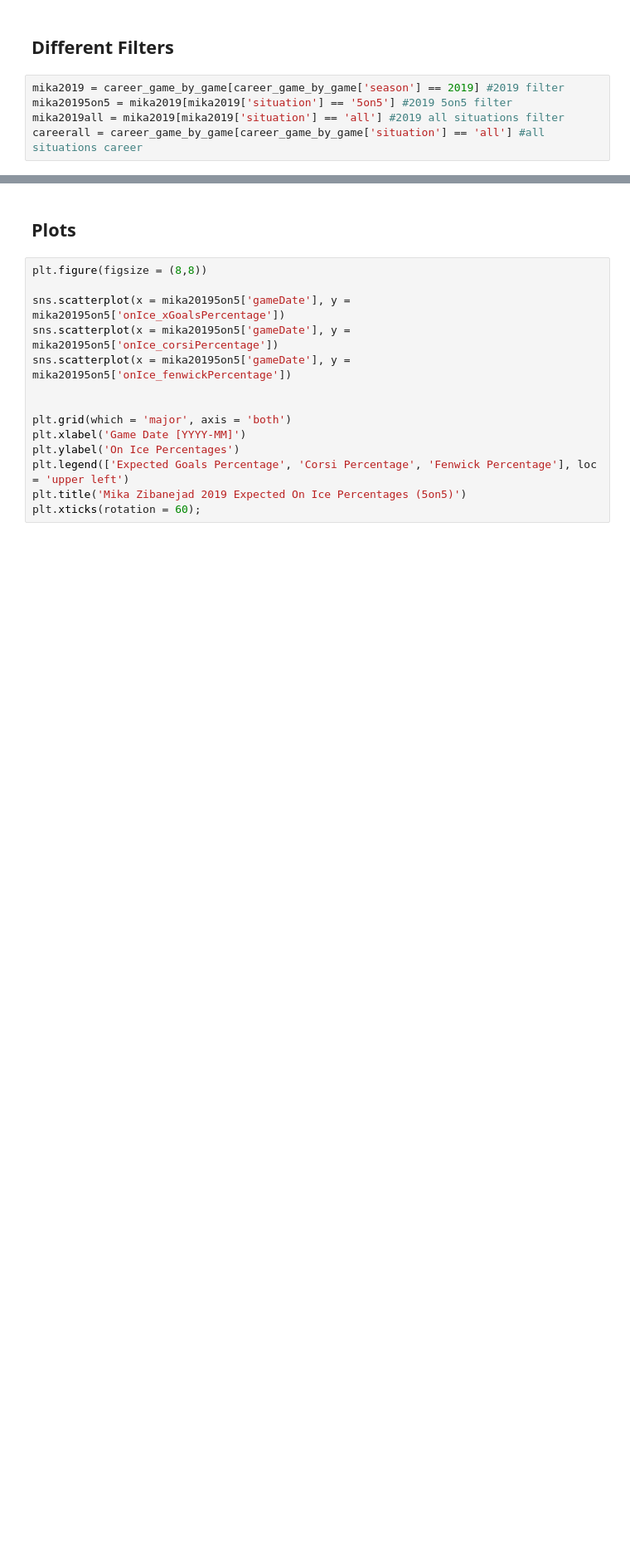
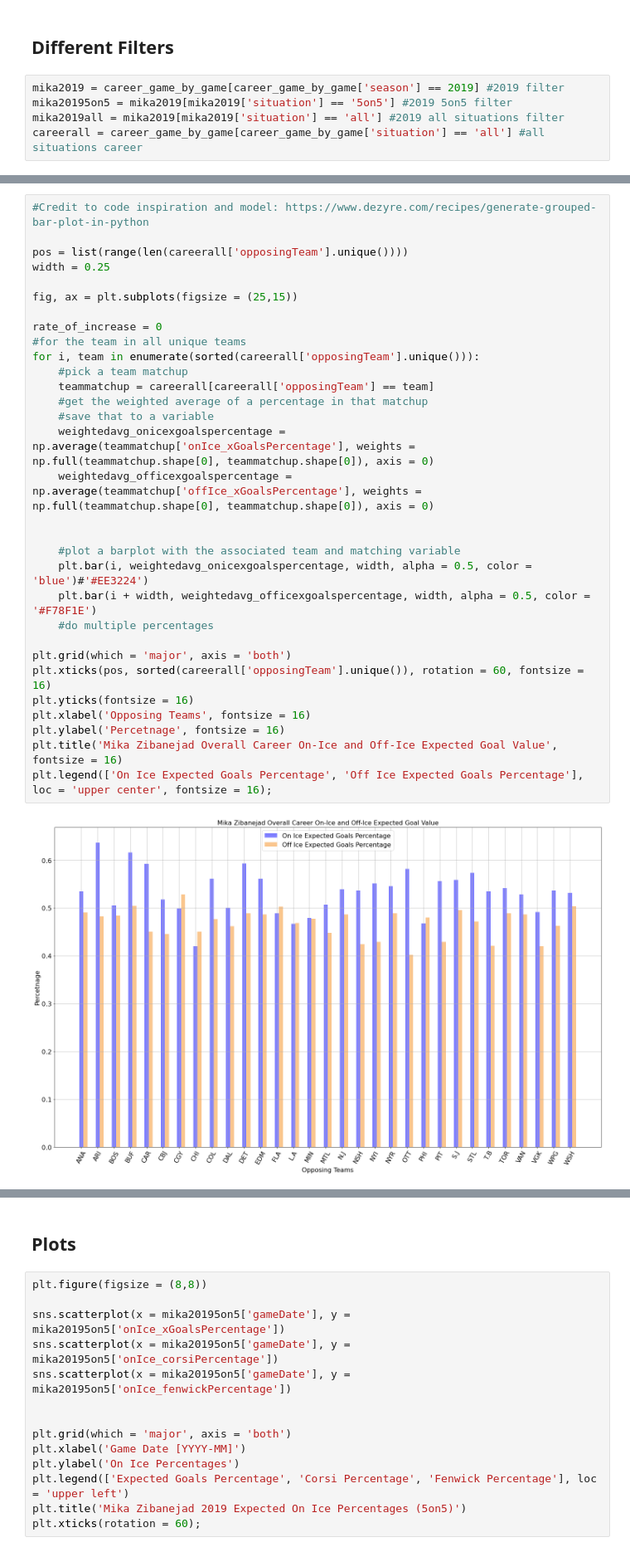
Before and after one commit to chriskuz/rangers_analysis, a Jupyter notebook: code/player_statistics/mika_zibanejad.ipynb, the cells around one changed output, grey strips where cells are left out. Shown at 83% size. Saved outputs shown, nothing was run; the diff lists cells and outputs as text; blank space fills up the shorter version.

```diff
--- a/code/player_statistics/mika_zibanejad.ipynb
+++ b/code/player_statistics/mika_zibanejad.ipynb
@@ -89 +163,34 @@ np.average(careerall[careerall['opposingTeam'] == 'WSH']['onIce_xGoalsPercentage
+# %%
+#Credit to code inspiration and model: https://www.dezyre.com/recipes/generate-grouped-bar-plot-in-python
+
+pos = list(range(len(careerall['opposingTeam'].unique())))
+width = 0.25
+
+fig, ax = plt.subplots(figsize = (25,15))
+
+rate_of_increase = 0
+#for the team in all unique teams
+for i, team in enumerate(sorted(careerall['opposingTeam'].unique())):
+    #pick a team matchup
+    teammatchup = careerall[careerall['opposingTeam'] == team]
+    #get the weighted average of a percentage in that matchup
+    #save that to a variable
+    weightedavg_onicexgoalspercentage = np.average(teammatchup['onIce_xGoalsPercentage'], weights = np.full(teammatchup.shape[0], teammatchup.shape[0]), axis = 0)
+    weightedavg_officexgoalspercentage = np.average(teammatchup['offIce_xGoalsPercentage'], weights = np.full(teammatchup.shape[0], teammatchup.shape[0]), axis = 0)
+
+
+    #plot a barplot with the associated team and matching variable
+    plt.bar(i, weightedavg_onicexgoalspercentage, width, alpha = 0.5, color = 'blue')#'#EE3224')
+    plt.bar(i + width, weightedavg_officexgoalspercentage, width, alpha = 0.5, color = '#F78F1E')
+    #do multiple percentages
+
+plt.grid(which = 'major', axis = 'both')
+plt.xticks(pos, sorted(careerall['opposingTeam'].unique()), rotation = 60, fontsize = 16)
+plt.yticks(fontsize = 16)
+plt.xlabel('Opposing Teams', fontsize = 16)
+plt.ylabel('Percetnage', fontsize = 16)
+plt.title('Mika Zibanejad Overall Career On-Ice and Off-Ice Expected Goal Value', fontsize = 16)
+plt.legend(['On Ice Expected Goals Percentage', 'Off Ice Expected Goals Percentage'], loc = 'upper center', fontsize = 16);
+# %% [output]
+[figure, added]
 # %%
```
Also changed, not shown: parts of 21 cells of this notebook.
